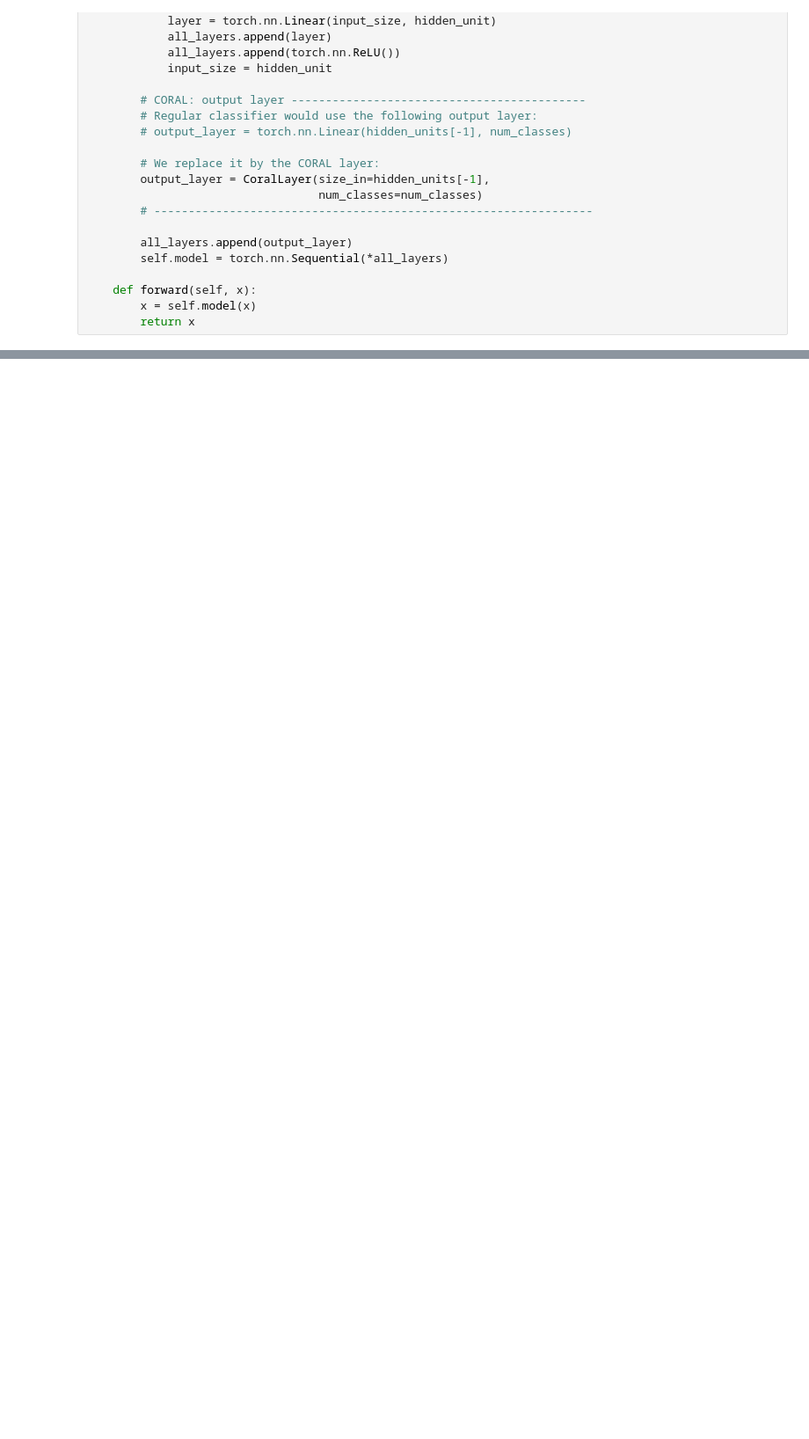
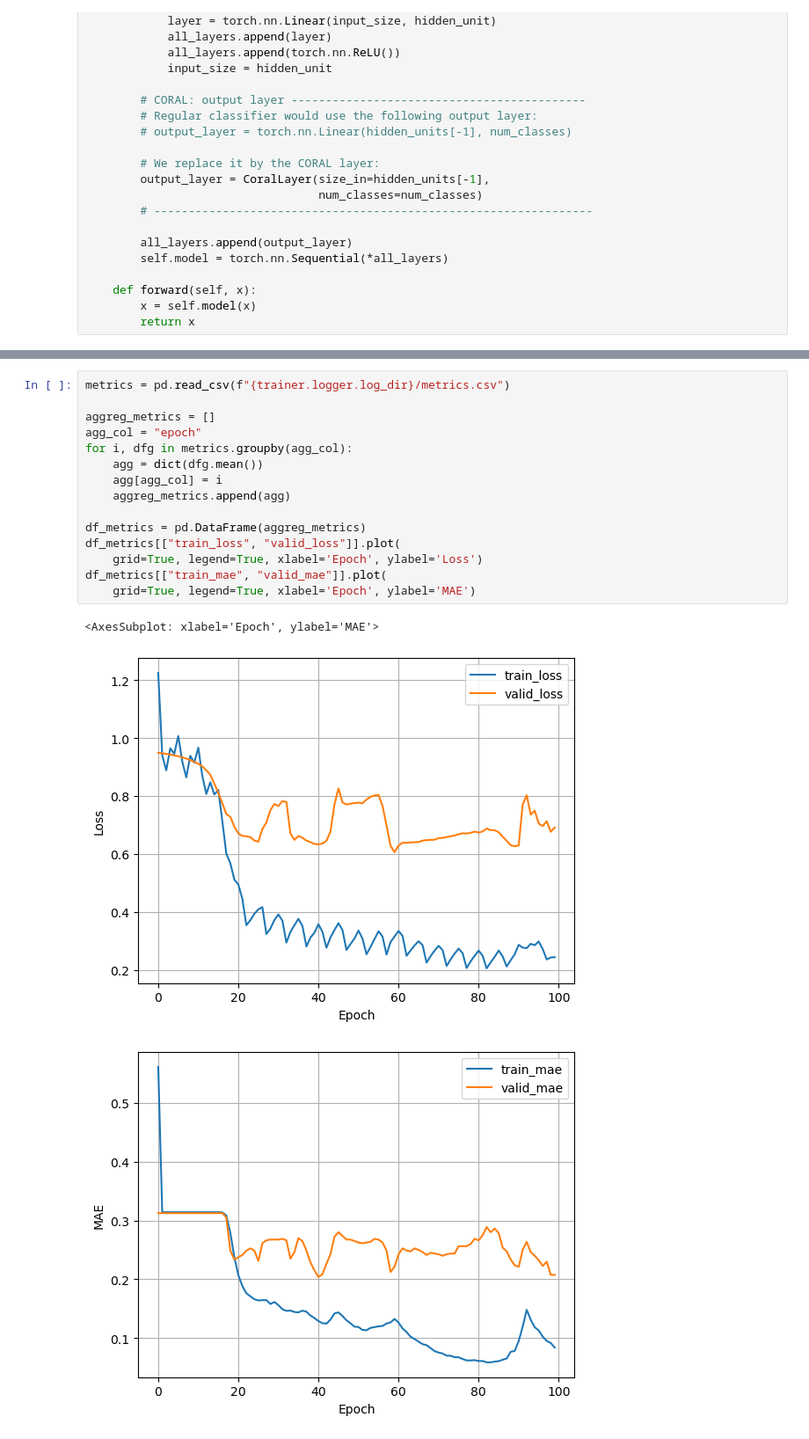
Before and after one commit to RomeroLab/sadx-latent-function, a Jupyter notebook: projects/Biochemical_Ordinal/scripts/nb_synthetic_ordinal_regression.ipynb, the cells around one changed output, grey strips where cells are left out. Shown at 88% size. Drawn from its saved outputs; the diff is of its cells as text; blank space fills up the shorter version.

```diff
--- a/projects/Biochemical_Ordinal/scripts/nb_synthetic_ordinal_regression.ipynb
+++ b/projects/Biochemical_Ordinal/scripts/nb_synthetic_ordinal_regression.ipynb
@@ -492,0 +567,19 @@ class DataModule(pl.LightningDataModule):
+# %%
+metrics = pd.read_csv(f"{trainer.logger.log_dir}/metrics.csv")
+
+aggreg_metrics = []
+agg_col = "epoch"
+for i, dfg in metrics.groupby(agg_col):
+    agg = dict(dfg.mean())
+    agg[agg_col] = i
+    aggreg_metrics.append(agg)
+
+df_metrics = pd.DataFrame(aggreg_metrics)
+df_metrics[["train_loss", "valid_loss"]].plot(
+    grid=True, legend=True, xlabel='Epoch', ylabel='Loss')
+df_metrics[["train_mae", "valid_mae"]].plot(
+    grid=True, legend=True, xlabel='Epoch', ylabel='MAE')
+# %% [output]
+<AxesSubplot: xlabel='Epoch', ylabel='MAE'>
+[figure, added]
+[figure, added]
```
Also changed, not shown: parts of 20 cells of this notebook.
